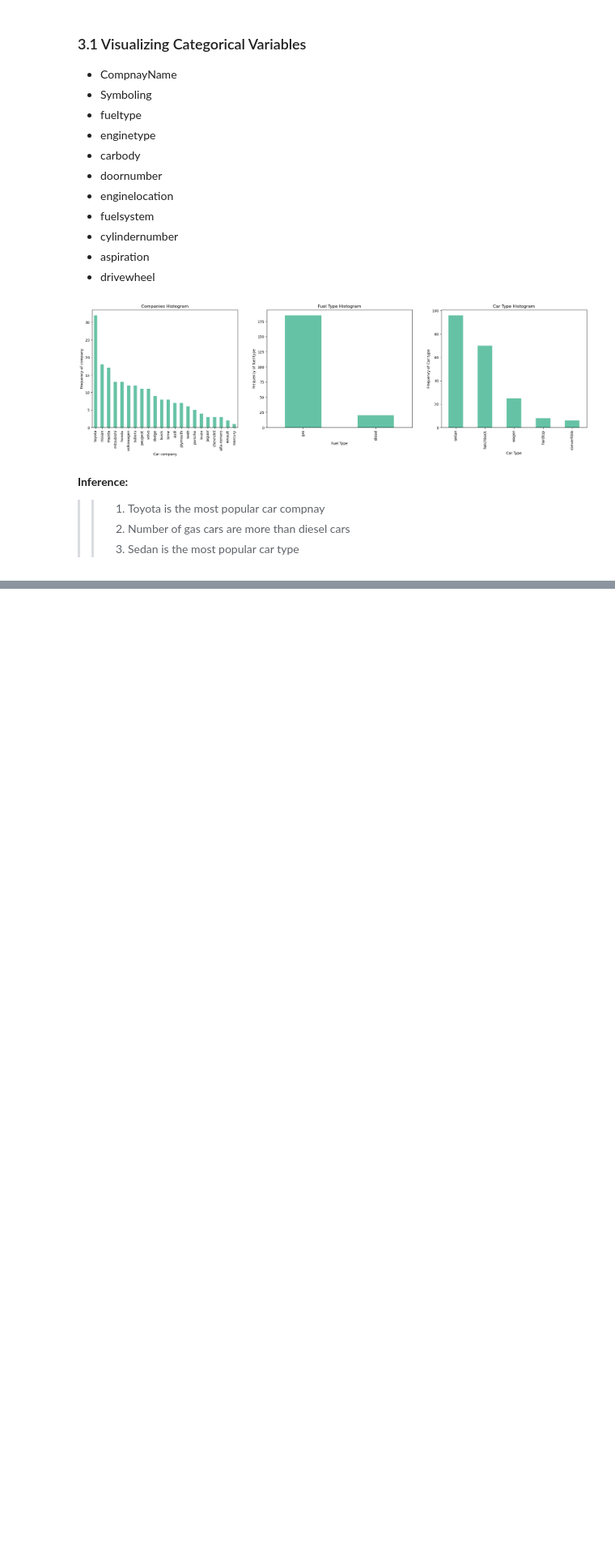
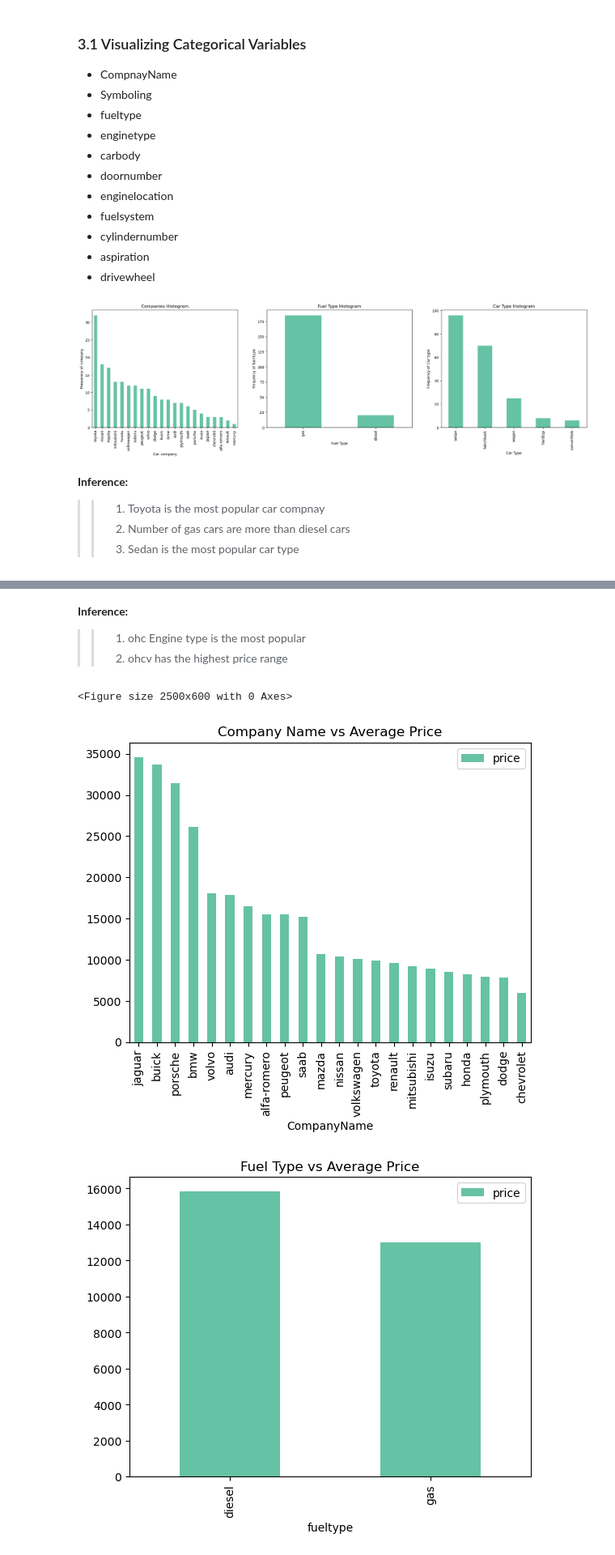
Before and after one commit to Future-28/ml_car_price_prediction, a Jupyter notebook: car_prediction.ipynb, the cells around one changed output, grey strips where cells are left out. Shown: that part at 81% size. Cells and saved outputs as stored; diff of their text form; code cells hidden in the pictures; blank space fills up the shorter version.

```diff
--- a/car_prediction.ipynb
+++ b/car_prediction.ipynb
@@ -167,0 +206,25 @@ plt.show()
+# %% [markdown]
+**Inference:** <br>
+> > 1. ohc Engine type is the most popular <br>
+> > 2. ohcv has the highest price range <br>
+# %%
+plt.figure(figsize=(25, 6))
+
+df = pd.DataFrame(cars.groupby(['CompanyName'])['price'].mean().sort_values(ascending = False))
+df.plot.bar()
+plt.title('Company Name vs Average Price')
+plt.show()
+
+df = pd.DataFrame(cars.groupby(['fueltype'])['price'].mean().sort_values(ascending = False))
+df.plot.bar()
+plt.title('Fuel Type vs Average Price')
+plt.show()
+
+df = pd.DataFrame(cars.groupby(['carbody'])['price'].mean().sort_values(ascending = False))
+df.plot.bar()
+plt.title('Car Type vs Average Price')
+plt.show()
+# %% [output]
+<Figure size 2500x600 with 0 Axes>
+[figure, added]
+[figure, added]
```
Also changed, not shown: parts of 16 cells of this notebook.
